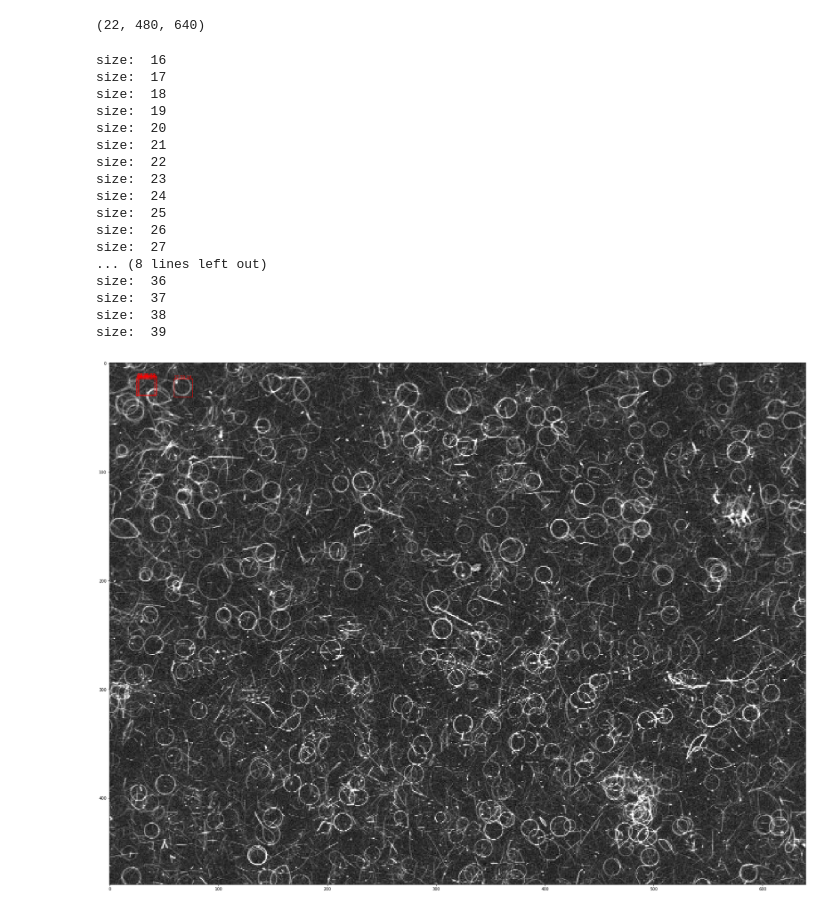
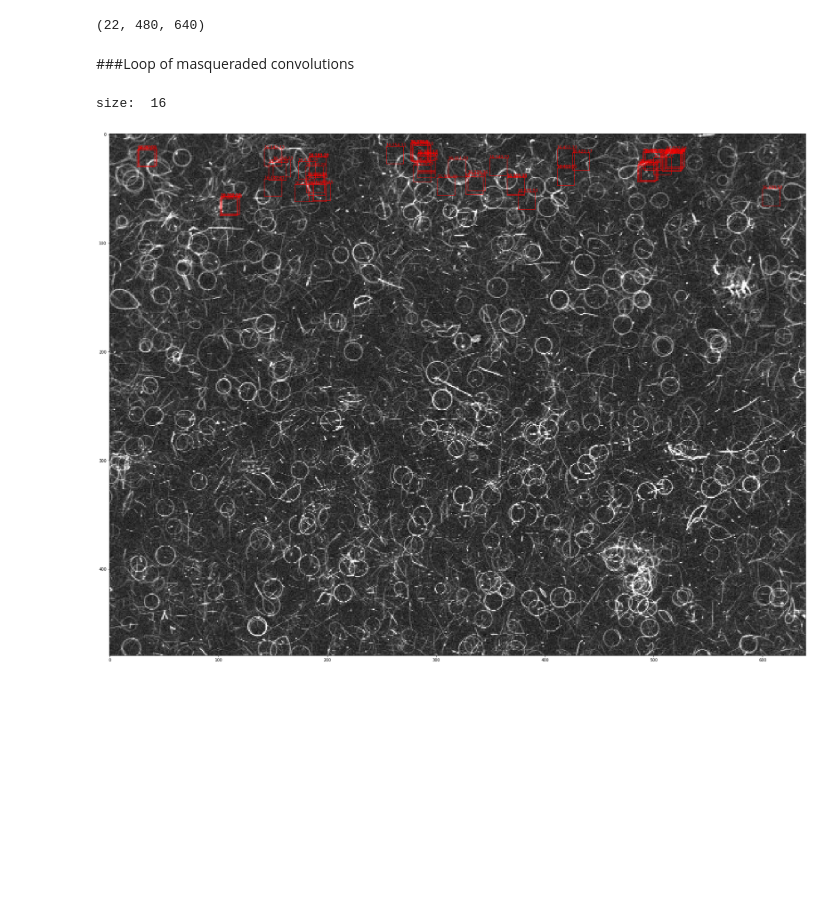
Before and after one commit to andrew-veriga/MathForML, a Jupyter notebook: ConvolutionalCoffieCircles.ipynb, the cells around one changed output. Cells and saved outputs as stored; diff of their text form; code cells hidden in the pictures; blank space fills up the shorter version.

```diff
--- a/ConvolutionalCoffieCircles.ipynb
+++ b/ConvolutionalCoffieCircles.ipynb
@@ -73,14 +76,15 @@ If pixels of SelectedRing have avg brightness more then avg brightness over all
 
 def isCircleFound(_box, _mask, _backmask):
   background = np.logical_xor(_backmask, _mask)
-  brightness = (lambda arr: np.percentile(arr-np.min(_box),90))#/(np.max(arr)-np.min(box))))
+  bias = np.min(_box)
+  brightness = (lambda arr: np.percentile(arr-bias,90))#/(np.max(arr)-np.min(box))))
   if _DEBUG_:
 
     print ('ring brightness', brightness(_box[_mask]))
     print ('back brightness', brightness(_box[background]))
-    print('ring.var', np.var(_box[_mask]))
-    print('full.var', np.var(_box))
-    print('back.var', np.var(_box[background]))
+    print('ring.var', np.var(_box[_mask]-bias))
+    print('full.var', np.var(_box-bias))
+    print('back.var', np.var(_box[background]-bias))
   return ((brightness(_box[_mask]) / brightness(_box[background])) > Contrast) #and np.var(_box[_mask])/np.var(_box[~_mask]) < 1)
 # %% [markdown]
 ###function getMask
@@ -328,12 +340,24 @@ def conv(_kernel):
 ImageSize=Image.shape
 # %%
 #https://stackoverflow.com/questions/43086557/convolve2d-just-by-using-numpy
+import pandas as pd
+df = pd.DataFrame(
+    columns=['ID','size','x','y','ring brightness', 'back brightness', 'ring var','full var','back var'],
+    dtype=np.float32
+    )
+    # print ('ring brightness', brightness(_box[_mask]))
+    # print ('back brightness', brightness(_box[background]))
+    # print('ring.var', np.var(_box[_mask]-bias))
+    # print('full.var', np.var(_box-bias))
+    # print('back.var', np.var(_box[background]-bias))
 def mask_conv(_mask,_backmask):
   # size=16
   # (_mask,_backmask)=(getMask( size, .8 ),getMask( size, 2 ))
+
   mask_size = _mask.shape[0]
   pad_size = mask_size // 2
   rest = 0#mask_size % 2
+
   horisontal_pad = np.random.rand(ImageSize[0], pad_size)#, dtype=np.float64)
   vertical_pad = np.random.rand(pad_size, ImageSize[1]+pad_size*2)#, dtype=np.float64)
   a = np.hstack((horisontal_pad, Image[:ImageSize[0],:ImageSize[1]], horisontal_pad))
@@ -346,9 +370,15 @@ def mask_conv(_mask,_backmask):
 
   background = np.logical_xor(_backmask, _mask)
 
-  nrm = np.min(sub_matrices,axis=(2,3))
-  brightness = (lambda arr, msk: np.percentile(arr[:,:,msk],90,axis=2)-nrm)#/(np.max(arr)-np.min(box))))
+  bias = np.min(sub_matrices,axis=(2,3))
+  bias = bias.reshape(bias.shape + (1,)*(sub_matrices.ndim-2))
+  brightness = (lambda arr, msk: np.percentile((arr-bias)[:,:,msk],90,axis=2))#/(np.max(arr)-np.min(box))))
   m = brightness(sub_matrices,_mask) / brightness(sub_matrices,background)
+
+  # df.append(ignore_index=True,
+
+  #           )
+
   # m = np.logical_and(np.greater((brightness(sub_matrices,_mask) - brightness(sub_matrices,~_mask)),Contrast), np.less(np.var(sub_matrices[:,:,_mask],axis=2), Variance)) #/ np.var(sub_matrices,axis=(2,3)) # > Contrast #and np.var(_box[_mask]) < Variance):
 
 
@@ -386,7 +411,11 @@ print(ConvMatrices.shape)
 # %%
 # outfile = TemporaryFile()
 np.save('ConvMatrices', ConvMatrices)
+# %% [markdown]
+###Loop of masqueraded convolutions
 # %%
+
+
 Contrast=0.17
 import matplotlib.patches as patches
 # plt.ioff()
@@ -395,48 +424,32 @@ ax.imshow(Image,cmap=plt.get_cmap('gray') )
 # Create a Rectangle patch
 
 cnt=0
 for size in range(MinSize,MaxSize):
   print('size: ',size)
   convs = ConvMatrices[size-MinSize,size//2:-size//2,size//2:-size//2]
   for i in range(size//2,convs.shape[0]-size//2):
     y= i
     for j in range(size//2, convs.shape[1]-size//2):
       x = j
-      if (convs[i,j]>1.8):
+      if (convs[i,j]>2):
         rect = patches.Rectangle((x,y),size,size,linewidth=1,edgecolor='r',facecolor='none')
         ax.add_patch(rect)
         lbl = str(size)+':'+str(x)+':'+str(y)
         ax.text(x,y, lbl,
           color='red')
         # plt.text(x,y,lbl,facecolor='r')
         #print(x, y, convs[i,j])
         cnt+=1
       if (cnt>60):
         break
     else:
       continue
     break
   else:
     continue
   break
 
 plt.show()
 # %% [output]
 size:  16
-size:  17
-size:  18
-size:  19
-size:  20
-size:  21
-size:  22
-size:  23
-size:  24
-size:  25
-size:  26
-size:  27
-... (8 lines left out)
-size:  36
-size:  37
-size:  38
-size:  39
-[figure, old version]
+[figure, new version]
```
Also changed, not shown: parts of 8 cells of this notebook.
